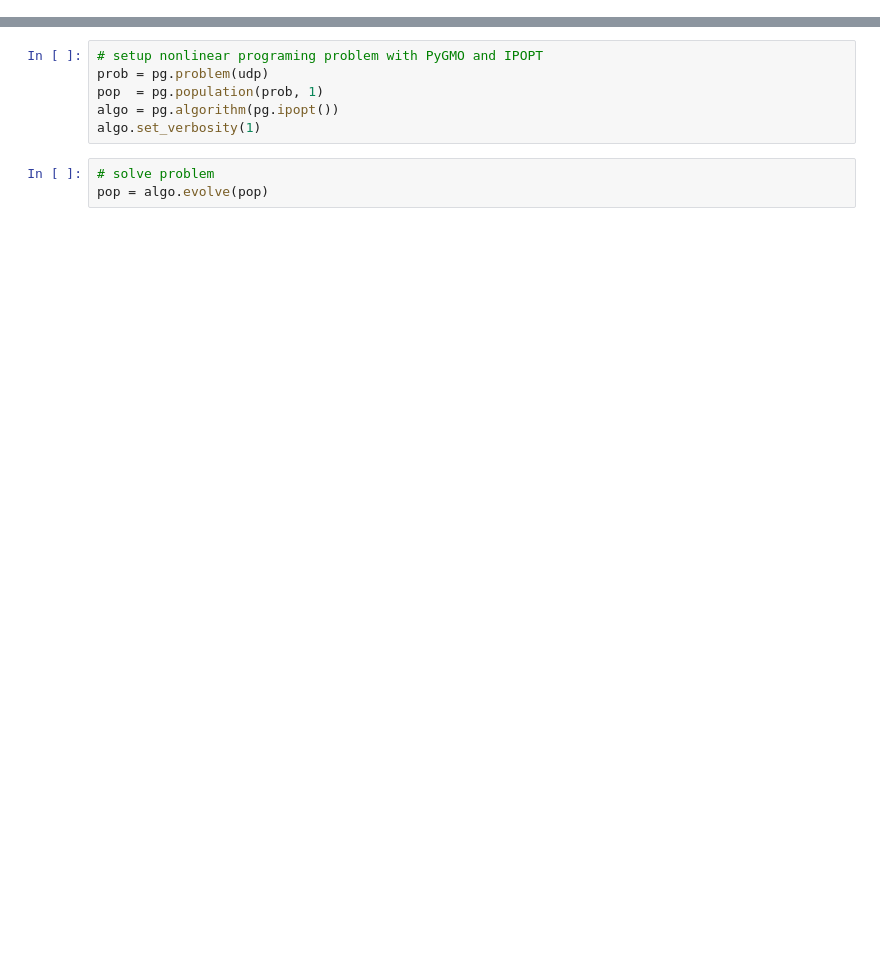
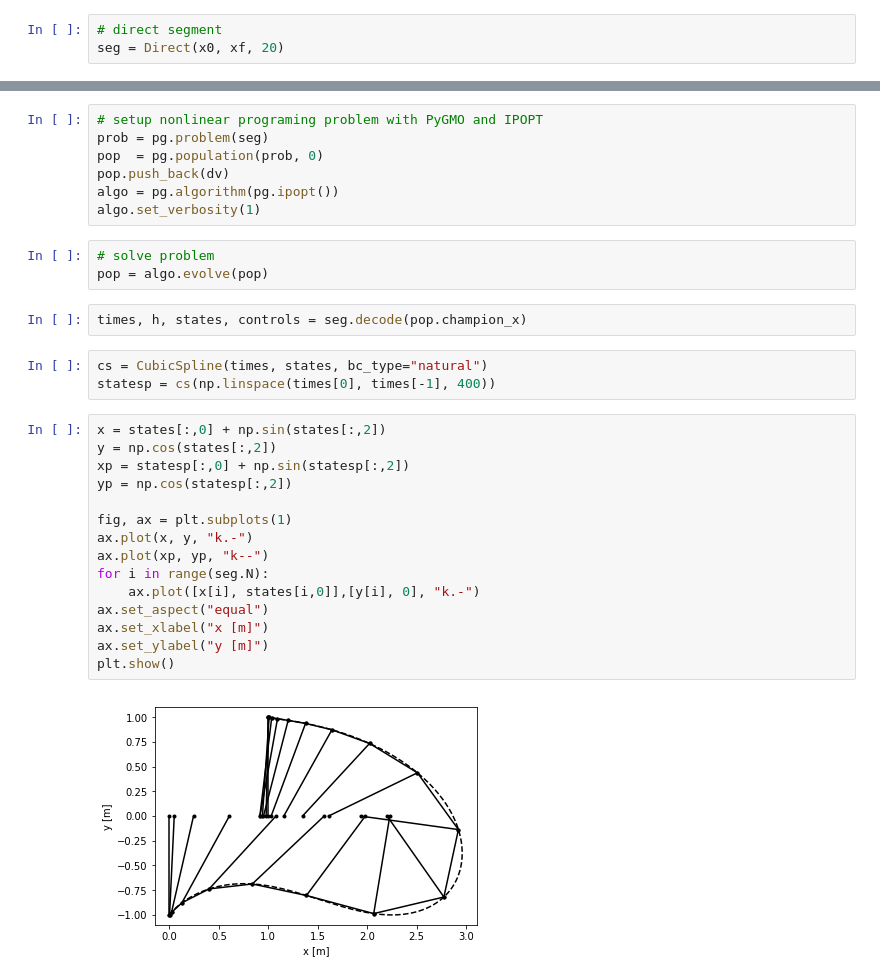
Before and after one commit to cisprague/icra2019, a Jupyter notebook: notebooks/direct.ipynb, the cells around one changed output, grey strips where cells are left out. Drawn from its saved outputs; the diff is of its cells as text; blank space fills up the shorter version.

Commit message:
Direct method working

```diff
--- a/notebooks/direct.ipynb
+++ b/notebooks/direct.ipynb
@@ -19,0 +11,3 @@ udp   = Problem(trans)
+# %%
+# direct segment
+seg = Direct(x0, xf, 20)
@@ -20,9 +28,32 @@ udp   = Problem(trans)
 # %%
 # setup nonlinear programing problem with PyGMO and IPOPT
-prob = pg.problem(udp)
-pop  = pg.population(prob, 1)
+prob = pg.problem(seg)
+pop  = pg.population(prob, 0)
+pop.push_back(dv)
 algo = pg.algorithm(pg.ipopt())
 algo.set_verbosity(1)
 # %%
 # solve problem
 pop = algo.evolve(pop)
+# %%
+times, h, states, controls = seg.decode(pop.champion_x)
+# %%
+cs = CubicSpline(times, states, bc_type="natural")
+statesp = cs(np.linspace(times[0], times[-1], 400))
+# %%
+x = states[:,0] + np.sin(states[:,2])
+y = np.cos(states[:,2])
+xp = statesp[:,0] + np.sin(statesp[:,2])
+yp = np.cos(statesp[:,2])
+
+fig, ax = plt.subplots(1)
+ax.plot(x, y, "k.-")
+ax.plot(xp, yp, "k--")
+for i in range(seg.N):
+    ax.plot([x[i], states[i,0]],[y[i], 0], "k.-")
+ax.set_aspect("equal")
+ax.set_xlabel("x [m]")
+ax.set_ylabel("y [m]")
+plt.show()
+# %% [output]
+[figure, added]
```
Also changed, not shown: parts of 10 cells of this notebook, 11 other files.
